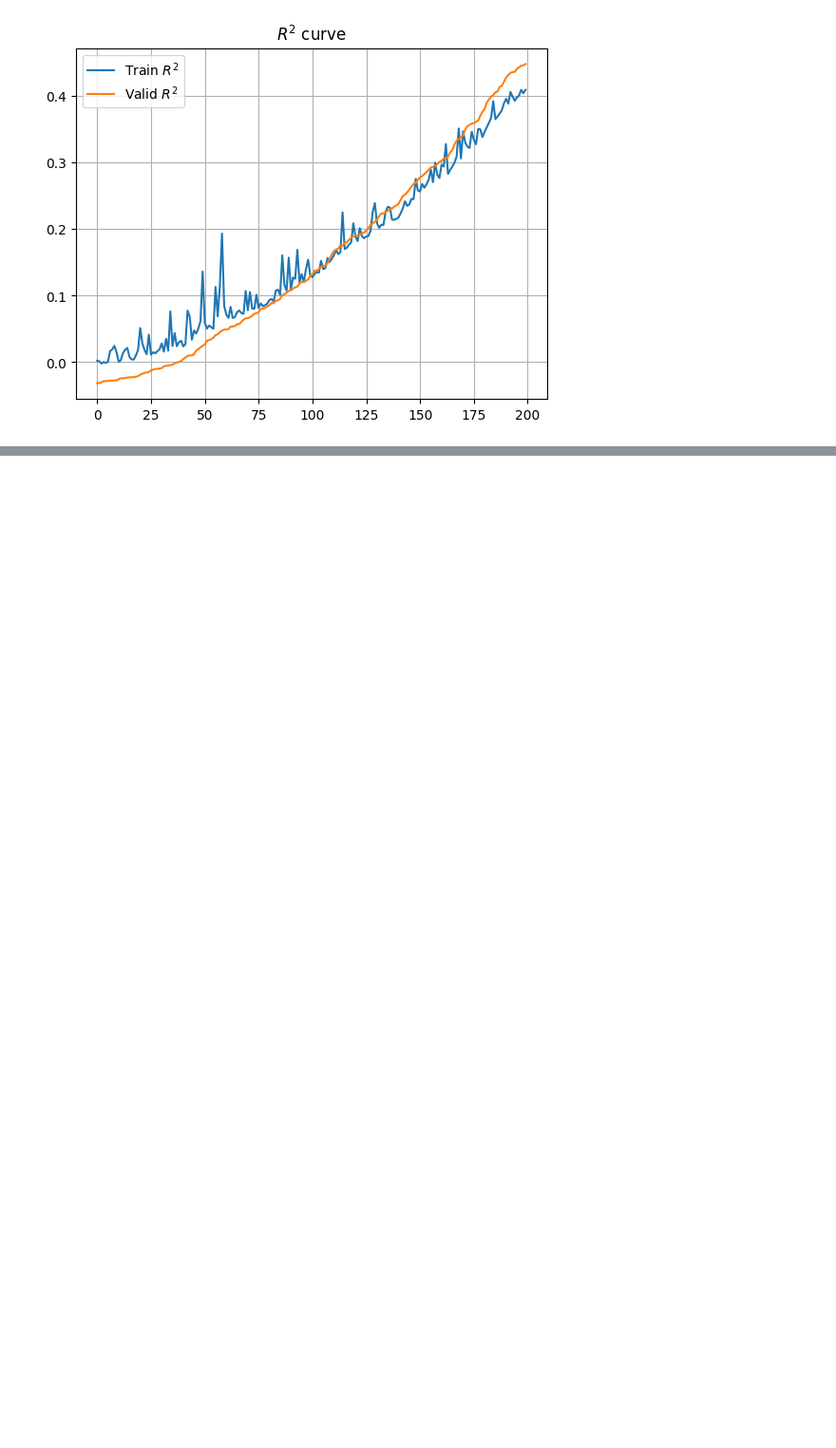
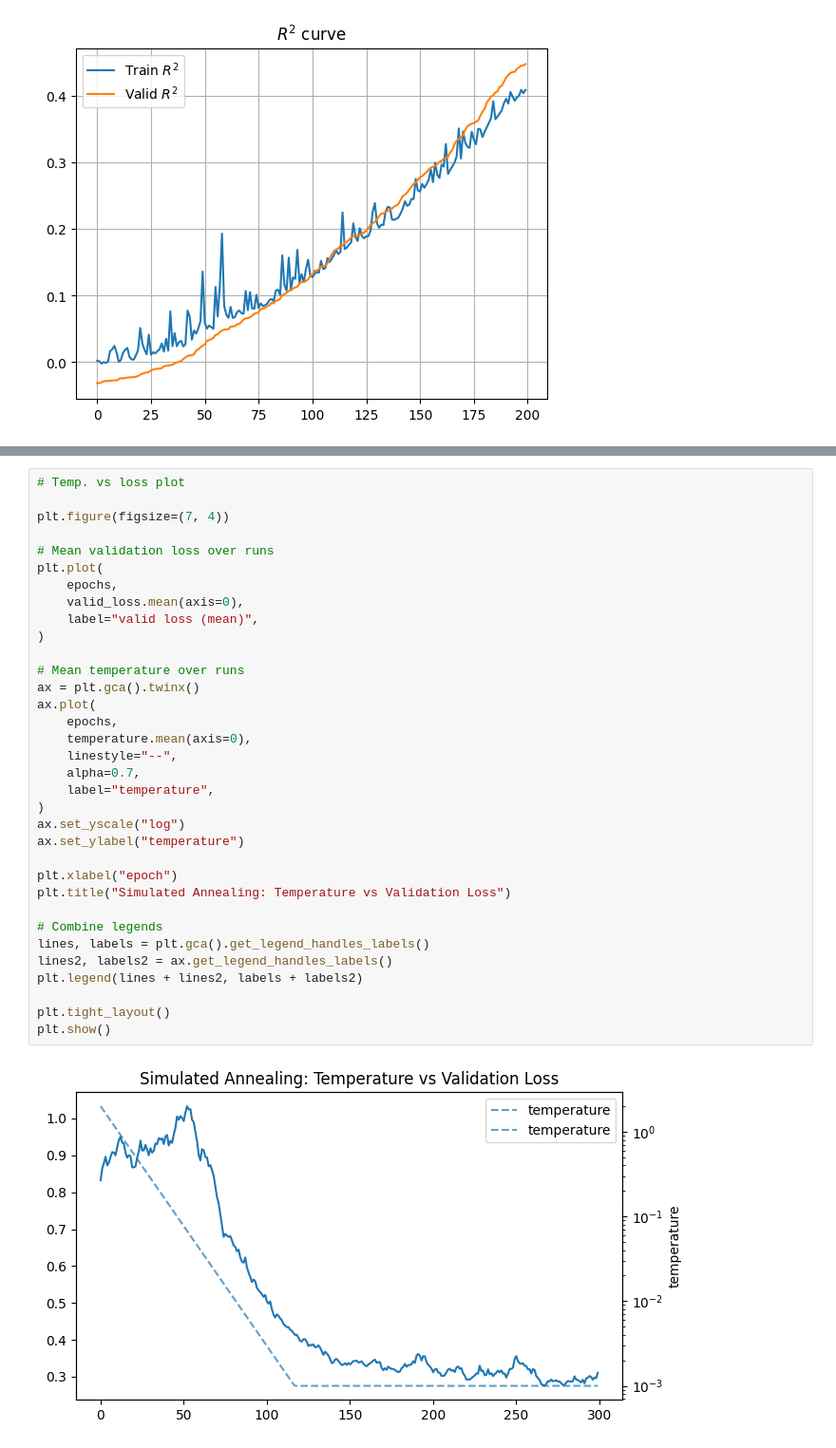
Before and after one commit to jlm429/pyperch, a Jupyter notebook: examples/SA_examples.ipynb, the cells around one changed output, grey strips where cells are left out. Shown at 95% size. Drawn from its saved outputs; the diff is of its cells as text; blank space fills up the shorter version.

```diff
--- a/examples/SA_examples.ipynb
+++ b/examples/SA_examples.ipynb
@@ -193,0 +460,36 @@ plt.show()
+# %%
+# Temp. vs loss plot
+
+plt.figure(figsize=(7, 4))
+
+# Mean validation loss over runs
+plt.plot(
+    epochs,
+    valid_loss.mean(axis=0),
+    label="valid loss (mean)",
+)
+
+# Mean temperature over runs
+ax = plt.gca().twinx()
+ax.plot(
+    epochs,
+    temperature.mean(axis=0),
+    linestyle="--",
+    alpha=0.7,
+    label="temperature",
+)
+ax.set_yscale("log")
+ax.set_ylabel("temperature")
+
+plt.xlabel("epoch")
+plt.title("Simulated Annealing: Temperature vs Validation Loss")
+
+# Combine legends
+lines, labels = plt.gca().get_legend_handles_labels()
+lines2, labels2 = ax.get_legend_handles_labels()
+plt.legend(lines + lines2, labels + labels2)
+
+plt.tight_layout()
+plt.show()
+# %% [output]
+[figure, added]
```
Also changed, not shown: parts of 5 cells of this notebook, 1 other file.
